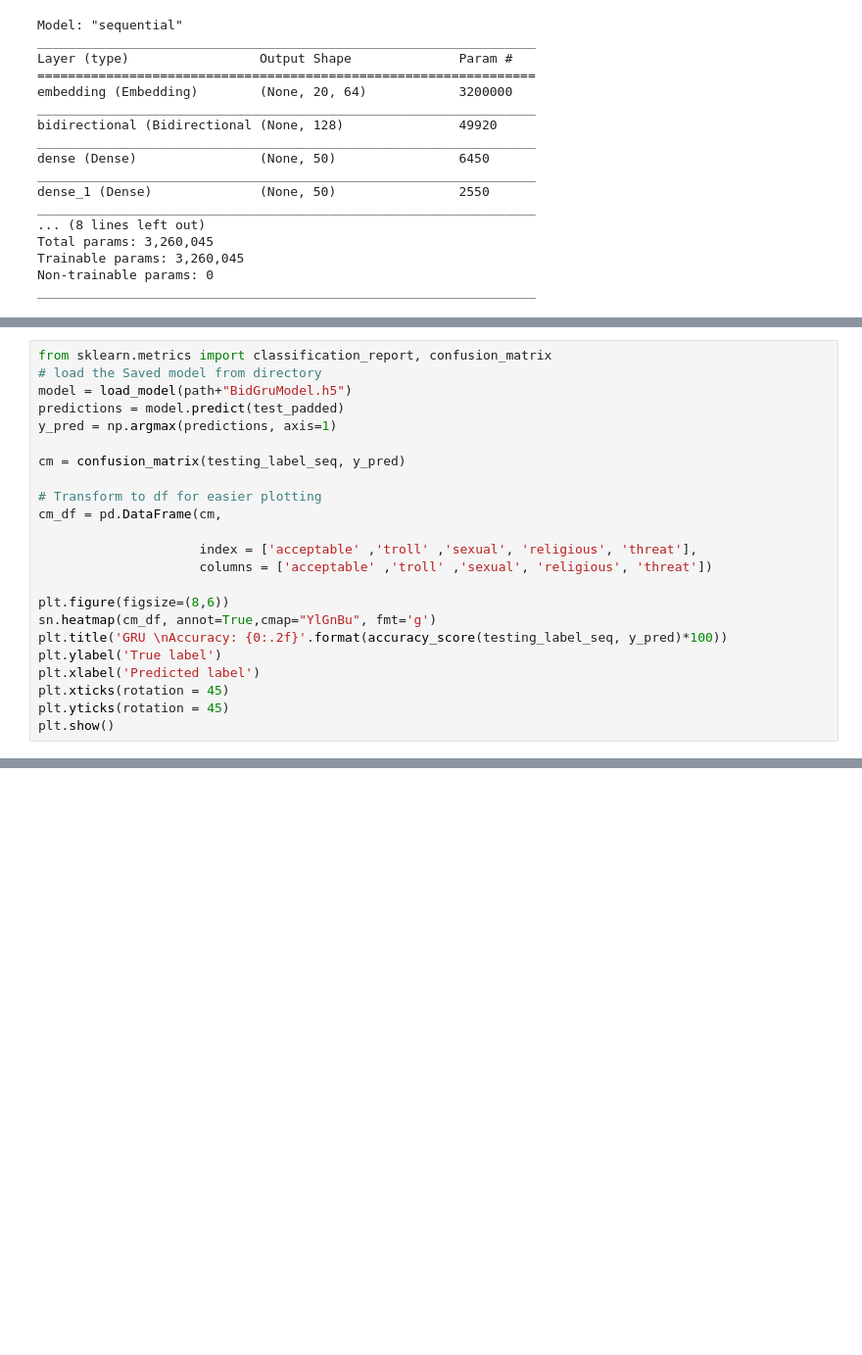
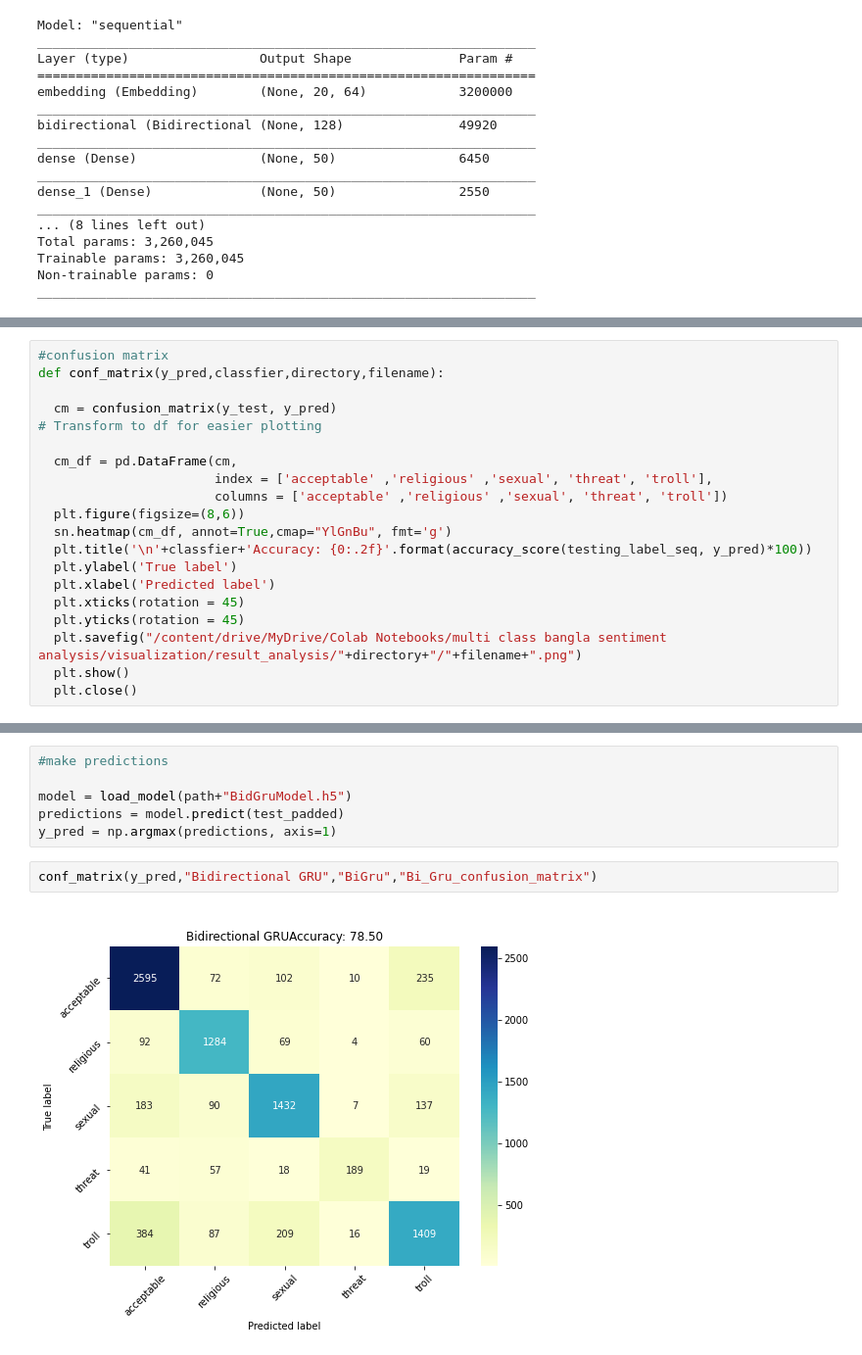
Before and after one commit to rezaul-h/Multi-class-sentiment-analysis-on-bangali-language-, a Jupyter notebook: BiGru.ipynb, the cells around one changed output, grey strips where cells are left out. Shown: that part at 98% size. Saved outputs shown, nothing was run; the diff lists cells and outputs as text; blank space fills up the shorter version.

```diff
--- a/BiGru.ipynb
+++ b/BiGru.ipynb
@@ -332,23 +336,20 @@ plt.savefig("/content/drive/MyDrive/Colab Notebooks/multi class bangla sentiment
 # %%
-from sklearn.metrics import classification_report, confusion_matrix
-# load the Saved model from directory
-model = load_model(path+"BidGruModel.h5")
-predictions = model.predict(test_padded)
-y_pred = np.argmax(predictions, axis=1)
+#confusion matrix
+def conf_matrix(y_pred,classfier,directory,filename):
 
-cm = confusion_matrix(testing_label_seq, y_pred)
+  cm = confusion_matrix(y_test, y_pred)
+# Transform to df for easier plotting
 
-# Transform to df for easier plotting
-cm_df = pd.DataFrame(cm,
-
-                     index = ['acceptable' ,'troll' ,'sexual', 'religious', 'threat'],
-                     columns = ['acceptable' ,'troll' ,'sexual', 'religious', 'threat'])
-
-plt.figure(figsize=(8,6))
-sn.heatmap(cm_df, annot=True,cmap="YlGnBu", fmt='g')
-plt.title('GRU \nAccuracy: {0:.2f}'.format(accuracy_score(testing_label_seq, y_pred)*100))
-plt.ylabel('True label')
-plt.xlabel('Predicted label')
-plt.xticks(rotation = 45)
-plt.yticks(rotation = 45)
-plt.show()
+  cm_df = pd.DataFrame(cm,
+                       index = ['acceptable' ,'religious' ,'sexual', 'threat', 'troll'],
+                       columns = ['acceptable' ,'religious' ,'sexual', 'threat', 'troll'])
+  plt.figure(figsize=(8,6))
+  sn.heatmap(cm_df, annot=True,cmap="YlGnBu", fmt='g')
+  plt.title('\n'+classfier+'Accuracy: {0:.2f}'.format(accuracy_score(testing_label_seq, y_pred)*100))
+  plt.ylabel('True label')
+  plt.xlabel('Predicted label')
+  plt.xticks(rotation = 45)
+  plt.yticks(rotation = 45)
+  plt.savefig("/content/drive/MyDrive/Colab Notebooks/multi class bangla sentiment analysis/visualization/result_analysis/"+directory+"/"+filename+".png")
+  plt.show()
+  plt.close()
@@ -371,0 +372,10 @@ report
+# %%
+#make predictions
+
+model = load_model(path+"BidGruModel.h5")
+predictions = model.predict(test_padded)
+y_pred = np.argmax(predictions, axis=1)
+# %%
+conf_matrix(y_pred,"Bidirectional GRU","BiGru","Bi_Gru_confusion_matrix")
+# %% [output]
+[figure, added]
```
Also changed, not shown: parts of 12 cells of this notebook, 16 other files.
